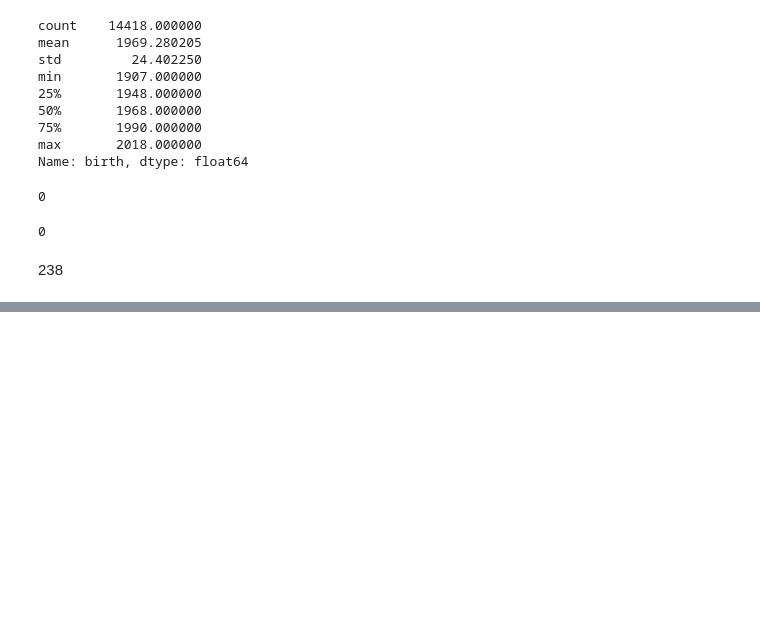
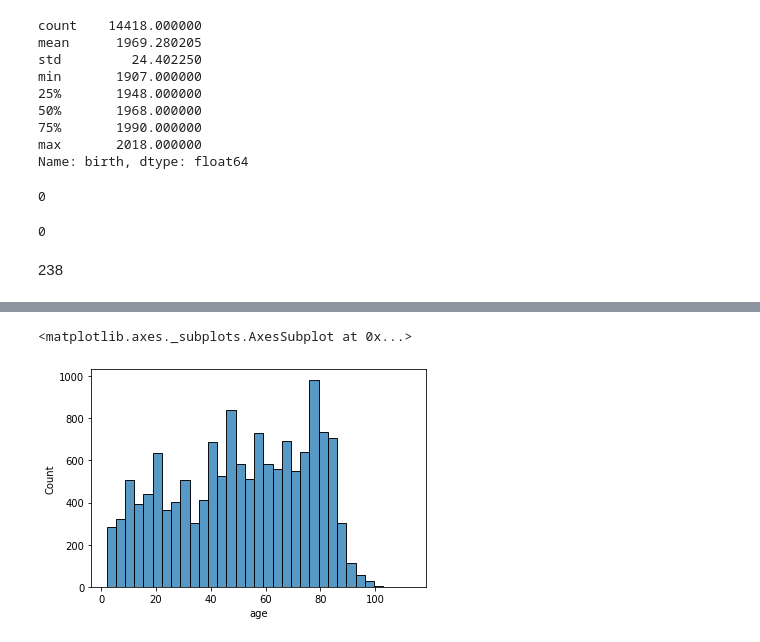
Before and after one commit to djDongjae/DataAnalysis, a Jupyter notebook: 9장_실습예제_오동재_2ndReading.ipynb, the cells around one changed output, grey strips where cells are left out. Drawn from its saved outputs; the diff is of its cells as text; code cells hidden in the pictures; blank space fills up the shorter version.

```diff
--- a/9장_실습예제_오동재_2ndReading.ipynb
+++ b/9장_실습예제_오동재_2ndReading.ipynb
@@ -229,3 +232,6 @@ welfare['birth'].isna().sum()
 0
 # %% [markdown]
 238
+# %%
+welfare = welfare.assign(age = 2019-welfare['birth']+1)
+welfare['age'].describe()
@@ -231,0 +248,5 @@ welfare['birth'].isna().sum()
+# %%
+sns.histplot(data=welfare, x='age')
+# %% [output]
+<matplotlib.axes._subplots.AxesSubplot at 0x...>
+[figure, added]
```
Also changed, not shown: parts of 15 cells of this notebook.
